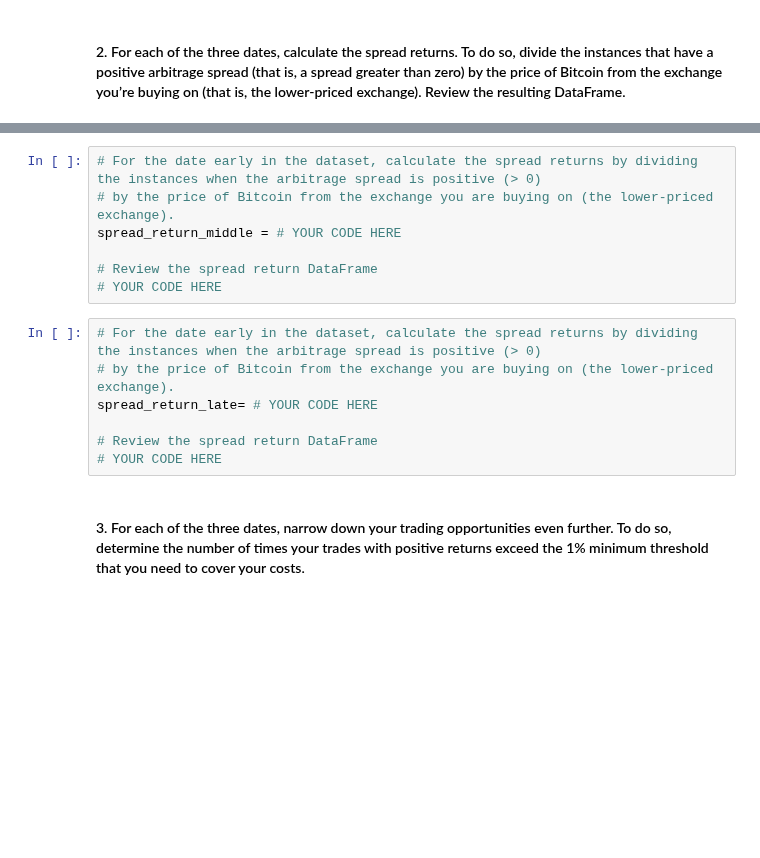
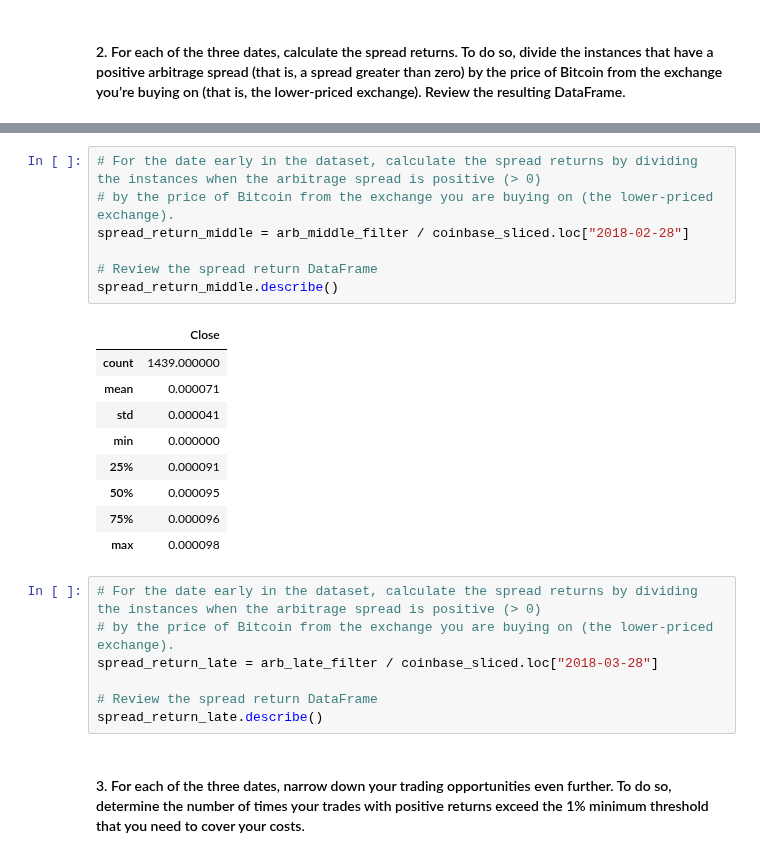
Before and after one commit to DigitalGoldRush/Module_3_Challenge, a Jupyter notebook: Module 3 Challenge/Starter_Code/crypto_arbitrage.ipynb, the cells around one changed output, grey strips where cells are left out. Saved outputs shown, nothing was run; the diff lists cells and outputs as text; blank space fills up the shorter version.

```diff
--- a/Module 3 Challenge/Starter_Code/crypto_arbitrage.ipynb
+++ b/Module 3 Challenge/Starter_Code/crypto_arbitrage.ipynb
@@ -528,17 +544,27 @@ spread_return_early= # YOUR CODE HERE
 # %%
 # For the date early in the dataset, calculate the spread returns by dividing the instances when the arbitrage spread is positive (> 0)
 # by the price of Bitcoin from the exchange you are buying on (the lower-priced exchange).
-spread_return_middle = # YOUR CODE HERE
+spread_return_middle = arb_middle_filter / coinbase_sliced.loc["2018-02-28"]
 
 # Review the spread return DataFrame
-# YOUR CODE HERE
+spread_return_middle.describe()
+# %% [output]
+|  | Close |
+| count | 1439.000000 |
+| mean | 0.000071 |
+| std | 0.000041 |
+| min | 0.000000 |
+| 25% | 0.000091 |
+| 50% | 0.000095 |
+| 75% | 0.000096 |
+| max | 0.000098 |
 # %%
 # For the date early in the dataset, calculate the spread returns by dividing the instances when the arbitrage spread is positive (> 0)
 # by the price of Bitcoin from the exchange you are buying on (the lower-priced exchange).
-spread_return_late= # YOUR CODE HERE
+spread_return_late = arb_late_filter / coinbase_sliced.loc["2018-03-28"]
 
 # Review the spread return DataFrame
-# YOUR CODE HERE
+spread_return_late.describe()
 # %% [markdown]
 #### 3. For each of the three dates, narrow down your trading opportunities even further. To do so, determine the number of times your trades with positive returns exceed the 1% minimum threshold that you need to cover your costs.
 # %%
```
Also changed, not shown: parts of 2 cells of this notebook.
